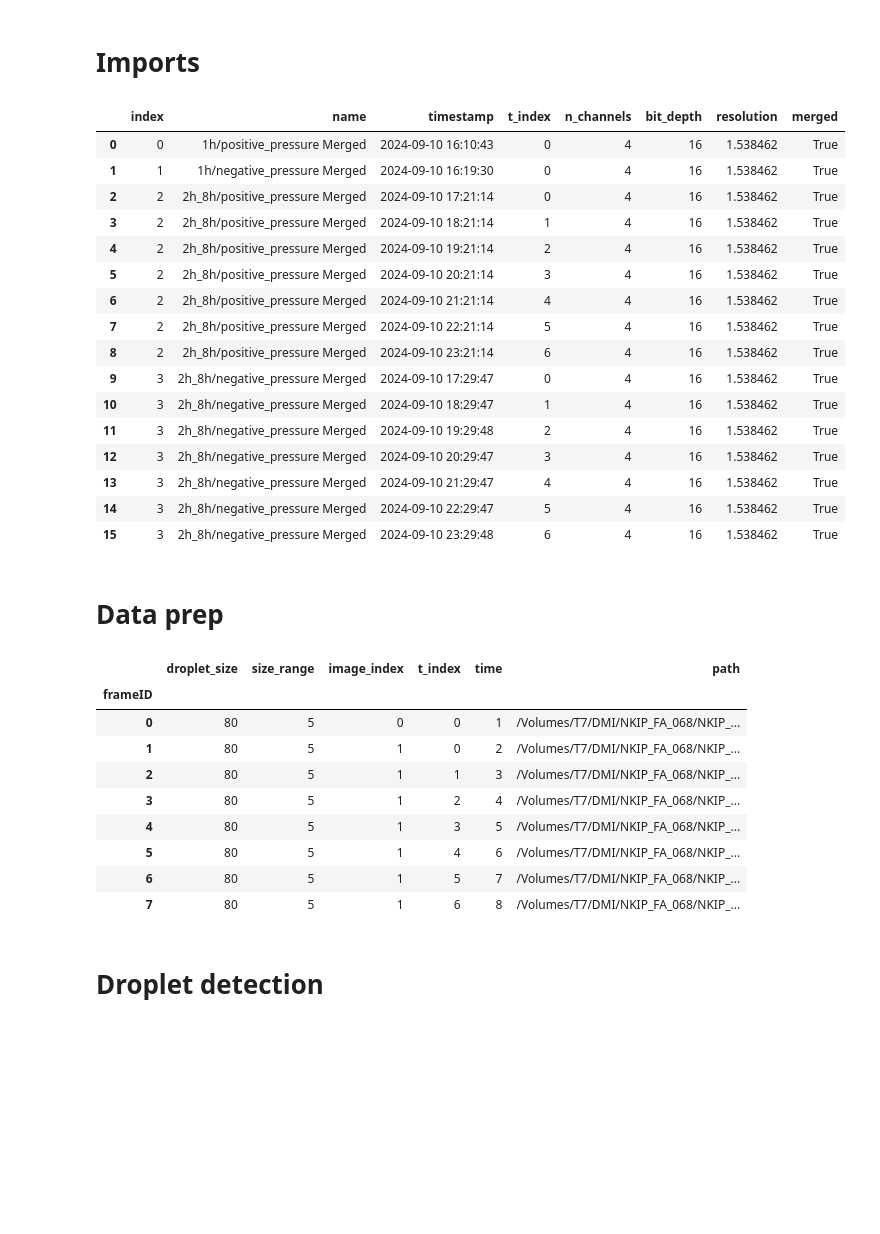
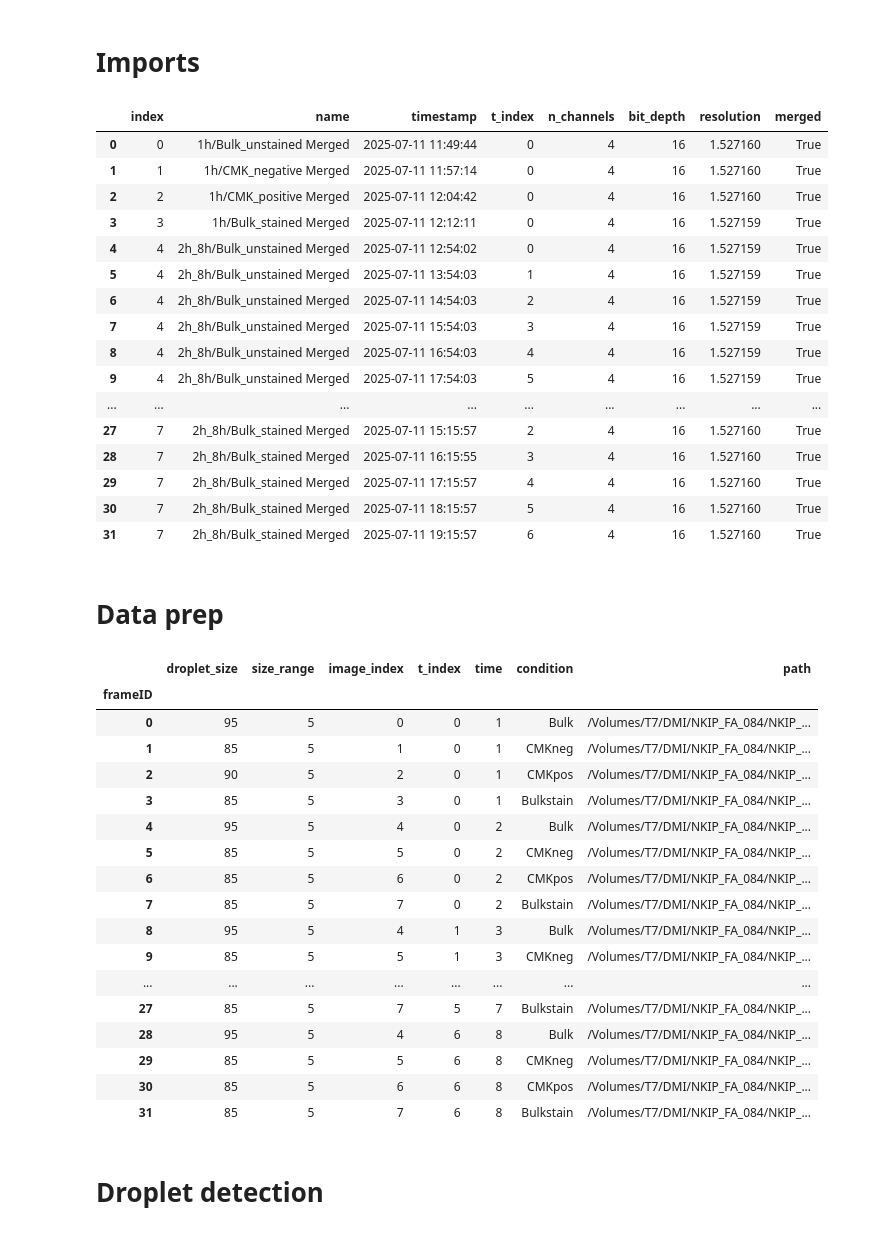
Before and after one commit to fauberma/droplet-phenotyping, a Jupyter notebook: Analysis/full_pipeline.ipynb, the cells around one changed output. Drawn from its saved outputs; the diff is of its cells as text; code cells hidden in the pictures; blank space fills up the shorter version.

```diff
--- a/Analysis/full_pipeline.ipynb
+++ b/Analysis/full_pipeline.ipynb
@@ -9,42 +9,50 @@ from Tools.leica_tools import RawLoader, parse_lif
 from Tools.sample_tools import Sample
 from Tools.db_tools import DbManager
 # %%
-parse_lif('/Volumes/T7/DMI/NKIP_FA_069/NKIP_FA_069.lif')
+parse_lif('/Volumes/T7/DMI/NKIP_FA_084/NKIP_FA_084.lif')
 # %% [output]
 |  | index | name | timestamp | t_index | n_channels | bit_depth | resolution | merged |
-| 0 | 0 | 1h/positive_pressure Merged | 2024-09-10 16:10:43 | 0 | 4 | 16 | 1.538462 | True |
-| 1 | 1 | 1h/negative_pressure Merged | 2024-09-10 16:19:30 | 0 | 4 | 16 | 1.538462 | True |
-| 2 | 2 | 2h_8h/positive_pressure Merged | 2024-09-10 17:21:14 | 0 | 4 | 16 | 1.538462 | True |
-| 3 | 2 | 2h_8h/positive_pressure Merged | 2024-09-10 18:21:14 | 1 | 4 | 16 | 1.538462 | True |
-| 4 | 2 | 2h_8h/positive_pressure Merged | 2024-09-10 19:21:14 | 2 | 4 | 16 | 1.538462 | True |
-| 5 | 2 | 2h_8h/positive_pressure Merged | 2024-09-10 20:21:14 | 3 | 4 | 16 | 1.538462 | True |
-| 6 | 2 | 2h_8h/positive_pressure Merged | 2024-09-10 21:21:14 | 4 | 4 | 16 | 1.538462 | True |
-| 7 | 2 | 2h_8h/positive_pressure Merged | 2024-09-10 22:21:14 | 5 | 4 | 16 | 1.538462 | True |
-| 8 | 2 | 2h_8h/positive_pressure Merged | 2024-09-10 23:21:14 | 6 | 4 | 16 | 1.538462 | True |
-| 9 | 3 | 2h_8h/negative_pressure Merged | 2024-09-10 17:29:47 | 0 | 4 | 16 | 1.538462 | True |
-| 10 | 3 | 2h_8h/negative_pressure Merged | 2024-09-10 18:29:47 | 1 | 4 | 16 | 1.538462 | True |
-| 11 | 3 | 2h_8h/negative_pressure Merged | 2024-09-10 19:29:48 | 2 | 4 | 16 | 1.538462 | True |
-| 12 | 3 | 2h_8h/negative_pressure Merged | 2024-09-10 20:29:47 | 3 | 4 | 16 | 1.538462 | True |
-| 13 | 3 | 2h_8h/negative_pressure Merged | 2024-09-10 21:29:47 | 4 | 4 | 16 | 1.538462 | True |
-| 14 | 3 | 2h_8h/negative_pressure Merged | 2024-09-10 22:29:47 | 5 | 4 | 16 | 1.538462 | True |
-| 15 | 3 | 2h_8h/negative_pressure Merged | 2024-09-10 23:29:48 | 6 | 4 | 16 | 1.538462 | True |
+| 0 | 0 | 1h/Bulk_unstained Merged | 2025-07-11 11:49:44 | 0 | 4 | 16 | 1.527160 | True |
+| 1 | 1 | 1h/CMK_negative Merged | 2025-07-11 11:57:14 | 0 | 4 | 16 | 1.527160 | True |
+| 2 | 2 | 1h/CMK_positive Merged | 2025-07-11 12:04:42 | 0 | 4 | 16 | 1.527160 | True |
+| 3 | 3 | 1h/Bulk_stained Merged | 2025-07-11 12:12:11 | 0 | 4 | 16 | 1.527159 | True |
+| 4 | 4 | 2h_8h/Bulk_unstained Merged | 2025-07-11 12:54:02 | 0 | 4 | 16 | 1.527159 | True |
+| 5 | 4 | 2h_8h/Bulk_unstained Merged | 2025-07-11 13:54:03 | 1 | 4 | 16 | 1.527159 | True |
+| 6 | 4 | 2h_8h/Bulk_unstained Merged | 2025-07-11 14:54:03 | 2 | 4 | 16 | 1.527159 | True |
+| 7 | 4 | 2h_8h/Bulk_unstained Merged | 2025-07-11 15:54:03 | 3 | 4 | 16 | 1.527159 | True |
+| 8 | 4 | 2h_8h/Bulk_unstained Merged | 2025-07-11 16:54:03 | 4 | 4 | 16 | 1.527159 | True |
+| 9 | 4 | 2h_8h/Bulk_unstained Merged | 2025-07-11 17:54:03 | 5 | 4 | 16 | 1.527159 | True |
+| ... | ... | ... | ... | ... | ... | ... | ... | ... |
+| 27 | 7 | 2h_8h/Bulk_stained Merged | 2025-07-11 15:15:57 | 2 | 4 | 16 | 1.527160 | True |
+| 28 | 7 | 2h_8h/Bulk_stained Merged | 2025-07-11 16:15:55 | 3 | 4 | 16 | 1.527160 | True |
+| 29 | 7 | 2h_8h/Bulk_stained Merged | 2025-07-11 17:15:57 | 4 | 4 | 16 | 1.527160 | True |
+| 30 | 7 | 2h_8h/Bulk_stained Merged | 2025-07-11 18:15:57 | 5 | 4 | 16 | 1.527160 | True |
+| 31 | 7 | 2h_8h/Bulk_stained Merged | 2025-07-11 19:15:57 | 6 | 4 | 16 | 1.527160 | True |
 # %% [markdown]
 # Data prep
 # %%
-expID = 'NKIP_FA_068'
+expID = 'NKIP_FA_084'
 rawloader = RawLoader(expID)
 rawloader.frame_df
 # %% [output]
-|  | droplet_size | size_range | image_index | t_index | time | path |
-| frameID |  |  |  |  |  |  |
-| 0 | 80 | 5 | 0 | 0 | 1 | /Volumes/T7/DMI/NKIP_FA_068/NKIP_... |
-| 1 | 80 | 5 | 1 | 0 | 2 | /Volumes/T7/DMI/NKIP_FA_068/NKIP_... |
-| 2 | 80 | 5 | 1 | 1 | 3 | /Volumes/T7/DMI/NKIP_FA_068/NKIP_... |
-| 3 | 80 | 5 | 1 | 2 | 4 | /Volumes/T7/DMI/NKIP_FA_068/NKIP_... |
-| 4 | 80 | 5 | 1 | 3 | 5 | /Volumes/T7/DMI/NKIP_FA_068/NKIP_... |
-| 5 | 80 | 5 | 1 | 4 | 6 | /Volumes/T7/DMI/NKIP_FA_068/NKIP_... |
-| 6 | 80 | 5 | 1 | 5 | 7 | /Volumes/T7/DMI/NKIP_FA_068/NKIP_... |
-| 7 | 80 | 5 | 1 | 6 | 8 | /Volumes/T7/DMI/NKIP_FA_068/NKIP_... |
+|  | droplet_size | size_range | image_index | t_index | time | condition | path |
+| frameID |  |  |  |  |  |  |  |
+| 0 | 95 | 5 | 0 | 0 | 1 | Bulk | /Volumes/T7/DMI/NKIP_FA_084/NKIP_... |
+| 1 | 85 | 5 | 1 | 0 | 1 | CMKneg | /Volumes/T7/DMI/NKIP_FA_084/NKIP_... |
+| 2 | 90 | 5 | 2 | 0 | 1 | CMKpos | /Volumes/T7/DMI/NKIP_FA_084/NKIP_... |
+| 3 | 85 | 5 | 3 | 0 | 1 | Bulkstain | /Volumes/T7/DMI/NKIP_FA_084/NKIP_... |
+| 4 | 95 | 5 | 4 | 0 | 2 | Bulk | /Volumes/T7/DMI/NKIP_FA_084/NKIP_... |
+| 5 | 85 | 5 | 5 | 0 | 2 | CMKneg | /Volumes/T7/DMI/NKIP_FA_084/NKIP_... |
+| 6 | 85 | 5 | 6 | 0 | 2 | CMKpos | /Volumes/T7/DMI/NKIP_FA_084/NKIP_... |
+| 7 | 85 | 5 | 7 | 0 | 2 | Bulkstain | /Volumes/T7/DMI/NKIP_FA_084/NKIP_... |
+| 8 | 95 | 5 | 4 | 1 | 3 | Bulk | /Volumes/T7/DMI/NKIP_FA_084/NKIP_... |
+| 9 | 85 | 5 | 5 | 1 | 3 | CMKneg | /Volumes/T7/DMI/NKIP_FA_084/NKIP_... |
+| ... | ... | ... | ... | ... | ... | ... | ... |
+| 27 | 85 | 5 | 7 | 5 | 7 | Bulkstain | /Volumes/T7/DMI/NKIP_FA_084/NKIP_... |
+| 28 | 95 | 5 | 4 | 6 | 8 | Bulk | /Volumes/T7/DMI/NKIP_FA_084/NKIP_... |
+| 29 | 85 | 5 | 5 | 6 | 8 | CMKneg | /Volumes/T7/DMI/NKIP_FA_084/NKIP_... |
+| 30 | 85 | 5 | 6 | 6 | 8 | CMKpos | /Volumes/T7/DMI/NKIP_FA_084/NKIP_... |
+| 31 | 85 | 5 | 7 | 6 | 8 | Bulkstain | /Volumes/T7/DMI/NKIP_FA_084/NKIP_... |
 # %% [markdown]
 # Droplet detection
 # %% [markdown]
```
Also changed, not shown: parts of 4 cells of this notebook, 2 other files.
